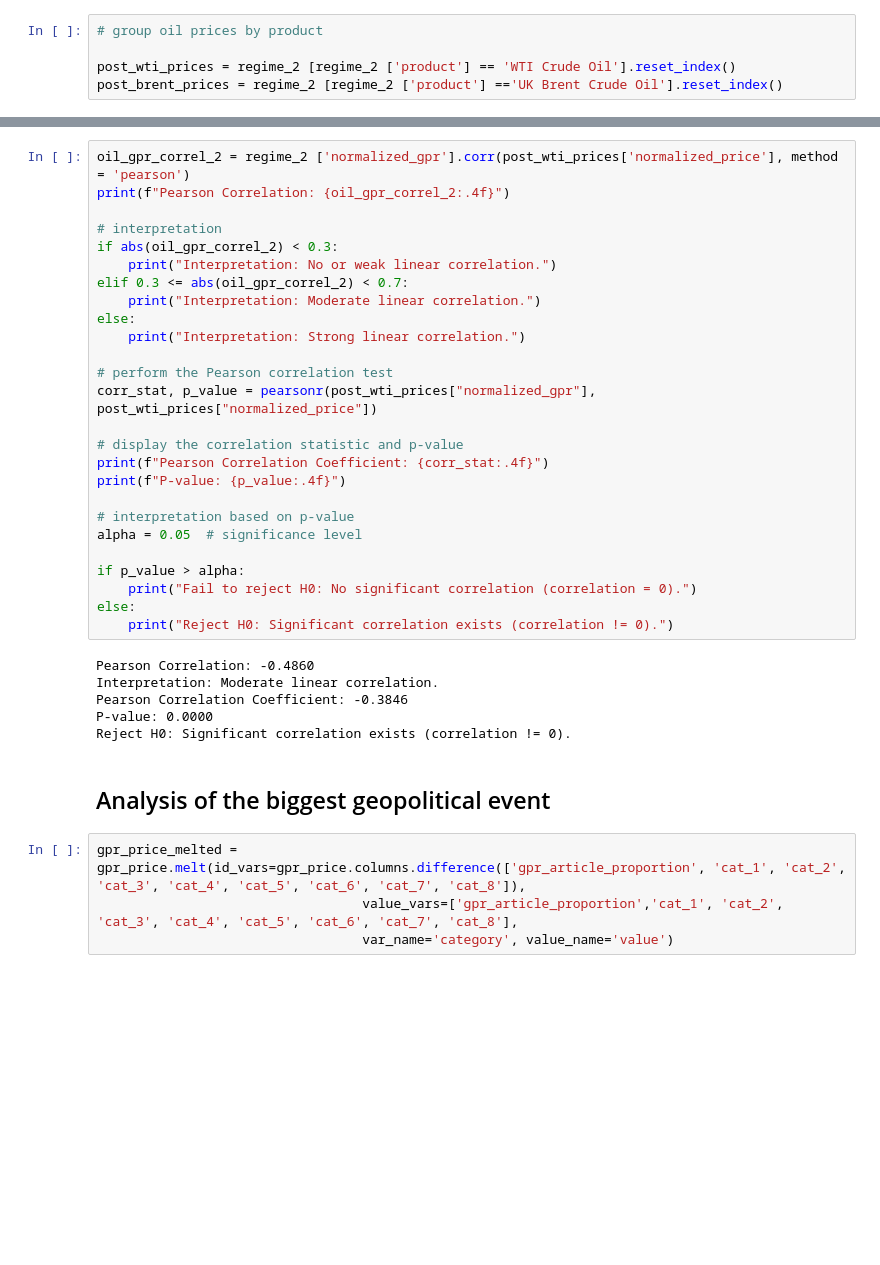
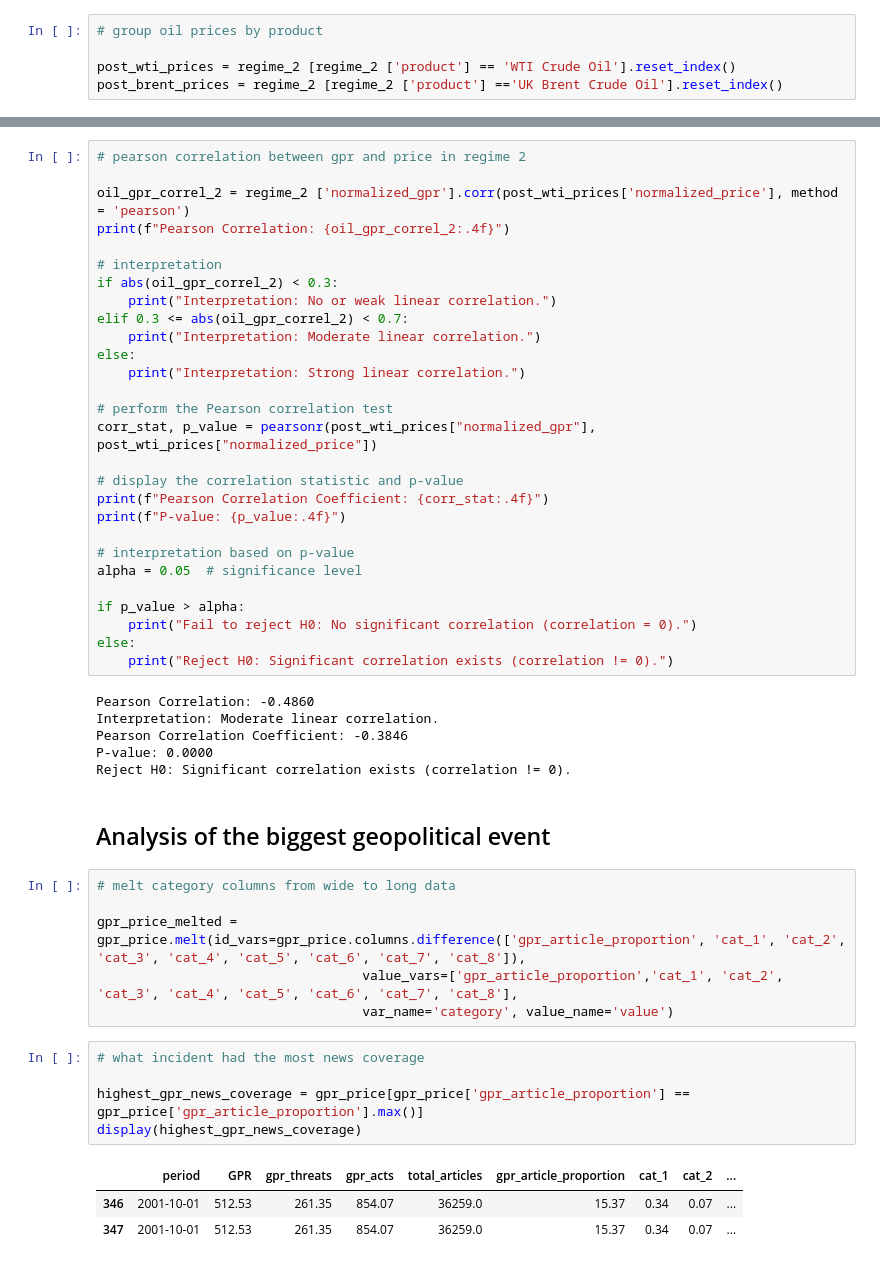
Before and after one commit to Sraavi1/data-wrangling-final-project, a Jupyter notebook: code/notebooks/02_data_analysis.ipynb, the cells around one changed output, grey strips where cells are left out. Drawn from its saved outputs; the diff is of its cells as text; blank space fills up the shorter version.

```diff
--- a/code/notebooks/02_data_analysis.ipynb
+++ b/code/notebooks/02_data_analysis.ipynb
@@ -214,6 +218,8 @@ plt.show()
 # %% [output]
 [figure]
 # %%
+# pearson correlation between gpr and price in regime 2
+
 oil_gpr_correl_2 = regime_2 ['normalized_gpr'].corr(post_wti_prices['normalized_price'], method = 'pearson')
 print(f"Pearson Correlation: {oil_gpr_correl_2:.4f}")
 
@@ -248,6 +254,17 @@ Reject H0: Significant correlation exists (correlation != 0).
 # %% [markdown]
 ## Analysis of the biggest geopolitical event
 # %%
+# melt category columns from wide to long data
+
 gpr_price_melted = gpr_price.melt(id_vars=gpr_price.columns.difference(['gpr_article_proportion', 'cat_1', 'cat_2', 'cat_3', 'cat_4', 'cat_5', 'cat_6', 'cat_7', 'cat_8']),
                                   value_vars=['gpr_article_proportion','cat_1', 'cat_2', 'cat_3', 'cat_4', 'cat_5', 'cat_6', 'cat_7', 'cat_8'],
                                   var_name='category', value_name='value')
+# %%
+# what incident had the most news coverage
+
+highest_gpr_news_coverage = gpr_price[gpr_price['gpr_article_proportion'] == gpr_price['gpr_article_proportion'].max()]
+display(highest_gpr_news_coverage)
+# %% [output]
+|  | period | GPR | gpr_threats | gpr_acts | total_articles | gpr_article_proportion | cat_1 | cat_2 | ... |
+| 346 | 2001-10-01 | 512.53 | 261.35 | 854.07 | 36259.0 | 15.37 | 0.34 | 0.07 | ... |
+| 347 | 2001-10-01 | 512.53 | 261.35 | 854.07 | 36259.0 | 15.37 | 0.34 | 0.07 | ... |
```
Also changed, not shown: parts of 8 cells of this notebook, 10 other files.
